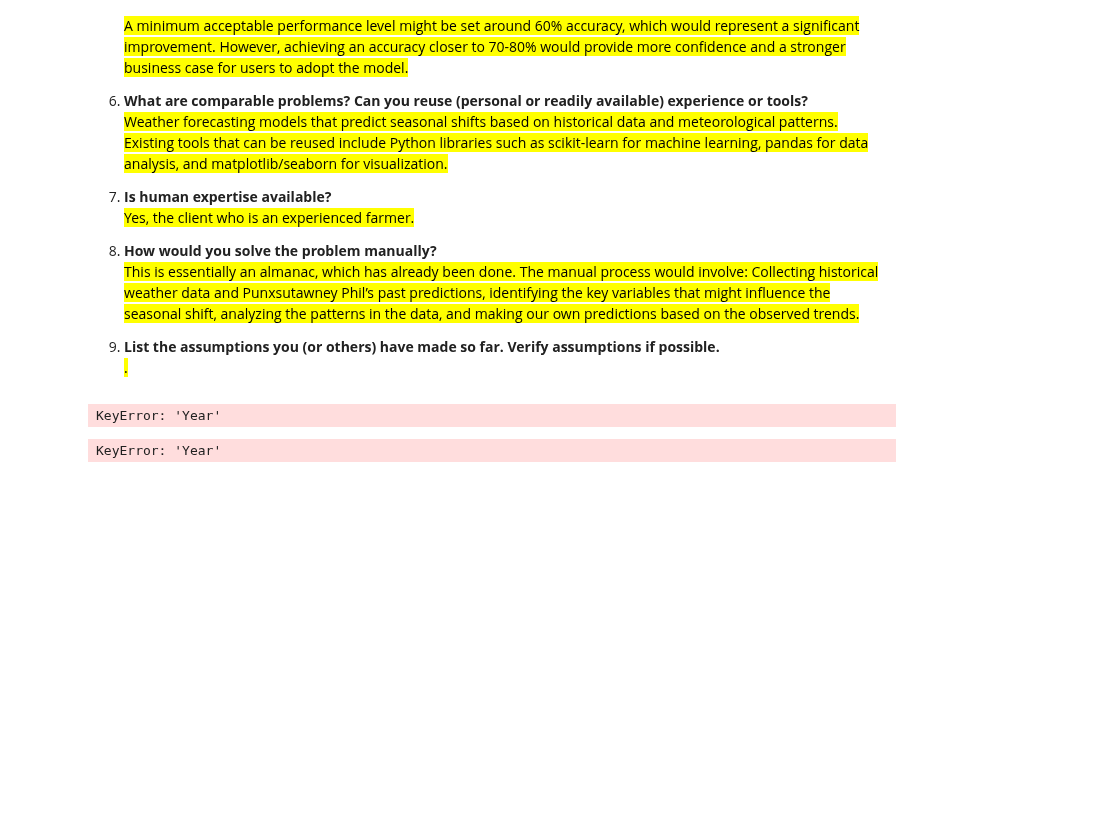
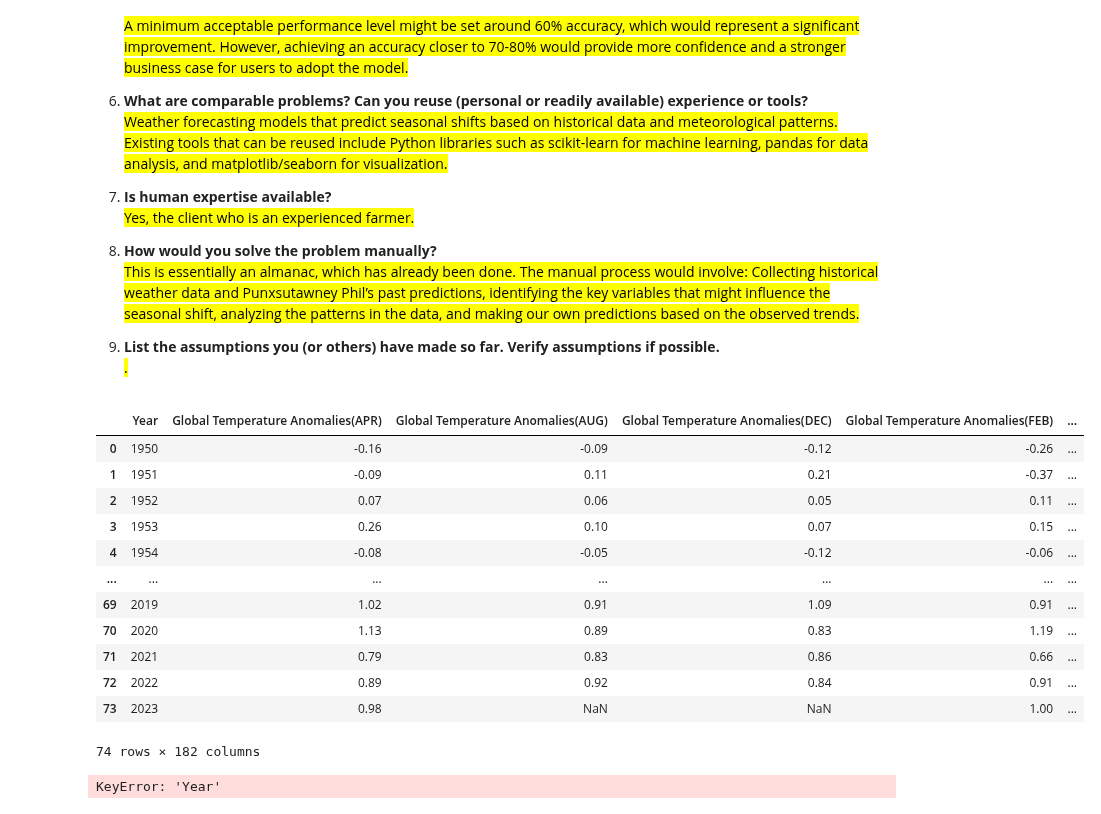
Before and after one commit to jyounes23/Project1CSCI296, a Jupyter notebook: Early Spring.ipynb, the cells around one changed output. Cells and saved outputs as stored; diff of their text form; code cells hidden in the pictures; blank space fills up the shorter version.

Commit message:
Merged phil_pred.csv, and Pivoted ENSO.csv

```diff
--- a/Early Spring.ipynb
+++ b/Early Spring.ipynb
@@ -155,45 +155,57 @@ from sklearn.model_selection import train_test_split
 # %%
 import pandas as pd
 
-def read_Enso():
+def read_PivotedEnso():
     """
     Reads the ENSO data file and returns a pandas DataFrame.
     """
-    enso = pd.read_csv("ENSO.csv")
-    # Optionally drop the 'Year' column from the ENSO dataset if it exists
-    if 'Year' in enso.columns:
-        enso.drop('Year', axis=1, inplace=True)
+    enso = pd.read_csv("Pivoted_ENSO_Dataset.csv")
+    enso.columns = enso.columns.str.strip()
+
     return enso
+
 
 def read_philPred():
     """
     Reads the Punxsutawney Phil predictions data file and returns a pandas DataFrame.
     """
     phil_pred = pd.read_csv("phil_pred.csv")
     return phil_pred
 
 
 def merge_datasets():
     """
     Merges the ENSO dataset (without the Year column) and Punxsutawney Phil predictions dataset (with Year).
     Uses the Year column from the Phil predictions dataset for merging.
     Returns the merged DataFrame.
     """
     # Load the datasets
-    enso = read_Enso()
+    enso = read_PivotedEnso()
     phil_pred = read_philPred()
 
     # Ensure the 'Year' column in phil_pred is integer if it's not already
     phil_pred['Year'] = phil_pred['Year'].astype(int)
 
     # Merge the datasets on the 'Year' column from Phil predictions
     merged_data = pd.merge(enso, phil_pred, on='Year', how='left')  # 'left' keeps all rows from 'enso'
 
     return merged_data
 
 merge_datasets()
 # %% [output]
+|  | Year | Global Temperature Anomalies(APR) | Global Temperature Anomalies(AUG) | Global Temperature Anomalies(DEC) | Global Temperature Anomalies(FEB) | ... |
+| 0 | 1950 | -0.16 | -0.09 | -0.12 | -0.26 | ... |
+| 1 | 1951 | -0.09 | 0.11 | 0.21 | -0.37 | ... |
+| 2 | 1952 | 0.07 | 0.06 | 0.05 | 0.11 | ... |
+| 3 | 1953 | 0.26 | 0.10 | 0.07 | 0.15 | ... |
+| 4 | 1954 | -0.08 | -0.05 | -0.12 | -0.06 | ... |
+| ... | ... | ... | ... | ... | ... | ... |
+| 69 | 2019 | 1.02 | 0.91 | 1.09 | 0.91 | ... |
+| 70 | 2020 | 1.13 | 0.89 | 0.83 | 1.19 | ... |
+| 71 | 2021 | 0.79 | 0.83 | 0.86 | 0.66 | ... |
+| 72 | 2022 | 0.89 | 0.92 | 0.84 | 0.91 | ... |
+| 73 | 2023 | 0.98 | NaN | NaN | 1.00 | ... |
-KeyError: 'Year'
+74 rows × 182 columns
 # %%
 # %% [output]
 KeyError: 'Year'
```
Also changed, not shown: 1 other file.
